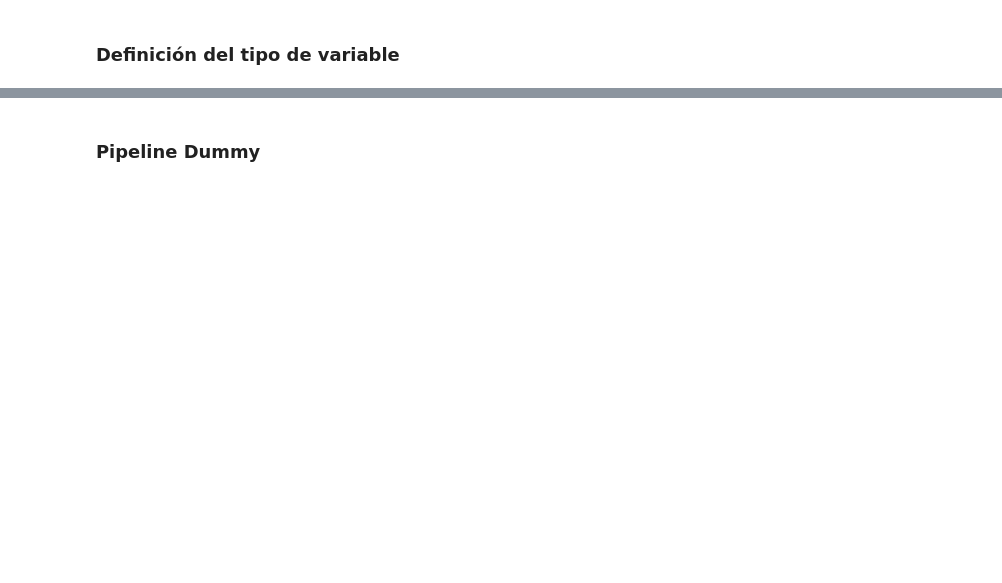
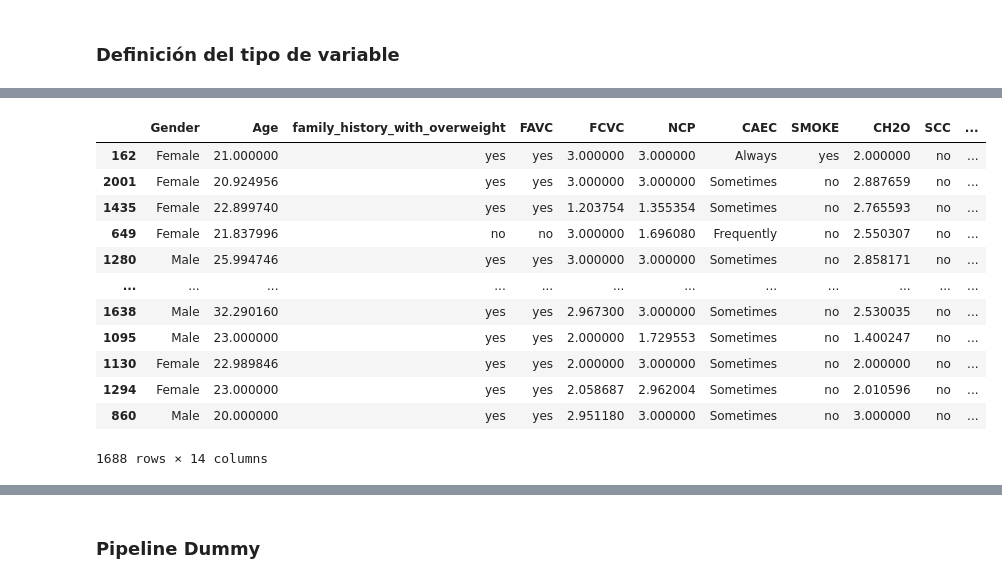
Before and after one commit to JuliethLambrano930/Proyecto_Final, a Jupyter notebook: Código/Proyecto1_Obesidad.ipynb, the cells around one changed output, grey strips where cells are left out. Drawn from its saved outputs; the diff is of its cells as text; code cells hidden in the pictures; blank space fills up the shorter version.

```diff
--- a/Código/Proyecto1_Obesidad.ipynb
+++ b/Código/Proyecto1_Obesidad.ipynb
@@ -11,15 +11,17 @@ Enlace: [UCI Machine Learning Repository](https://archive.ics.uci.edu/ml/index.p
 from ucimlrepo import fetch_ucirepo
 
 # fetch dataset
-estimation_of_obesity_levels_based_on_eating_habits_and_physical_condition = fetch_ucirepo(id=544)
+Obesidad = fetch_ucirepo(id=544)
 
 # data (as pandas dataframes)
-X = estimation_of_obesity_levels_based_on_eating_habits_and_physical_condition.data.features
-y = estimation_of_obesity_levels_based_on_eating_habits_and_physical_condition.data.targets
+X = Obesidad.data.features
+y = Obesidad.data.targets
+
+X= X.drop(['Height','Weight'],axis=1)
 
 # metadata
-print(estimation_of_obesity_levels_based_on_eating_habits_and_physical_condition.metadata)
+#print(Obesidad.metadata)
 
 # variable information
-print(estimation_of_obesity_levels_based_on_eating_habits_and_physical_condition.variables)
+print(Obesidad.variables)
 # %% [output]
@@ -124,9 +108,16 @@ ModuleNotFoundError: No module named 'openpyxl'
 # %% [markdown]
 ### Definición del tipo de variable
 # %%
-Numerica = ["Age", "Height", "Weight", "FCVC","NCP","CH2O","TUE"]
+Numerica = ["Age","FCVC","NCP","CH2O","TUE"]
 Dummy = ["Gender", "family_history_with_overweight", "FAVC", "SMOKE", "SCC"]
-Ordinal = ["CAEC", "FAF", "CALC"]
-Nominal = ["MTRANS"]
-F
+Cat_Ordinal = ["CAEC", "FAF", "CALC"]
+Cat_Nominal = ["MTRANS"]
+
+X_Numerica = X[Numerica]
+X_Dummy = X[Dummy]
+X_Cat_Ordinal = X[Cat_Ordinal]
+X_Cat_Nominal = X[Cat_Nominal]
+
+X = pd.concat([X_Numerica, X_Dummy, X_Cat_Ordinal, X_Cat_Nominal], axis=1)
+X_train, X_test, y_train, y_test = train_test_split(X, y, stratify=y, random_state=42)
 # %% [markdown]
@@ -133,0 +206,20 @@ F
+# %%
+from sklearn.model_selection import train_test_split
+
+X_train, X_val, y_train, y_val = train_test_split(X,y, test_size = 0.2, random_state = 42)
+# %%
+X_train
+# %% [output]
+|  | Gender | Age | family_history_with_overweight | FAVC | FCVC | NCP | CAEC | SMOKE | CH2O | SCC | ... |
+| 162 | Female | 21.000000 | yes | yes | 3.000000 | 3.000000 | Always | yes | 2.000000 | no | ... |
+| 2001 | Female | 20.924956 | yes | yes | 3.000000 | 3.000000 | Sometimes | no | 2.887659 | no | ... |
+| 1435 | Female | 22.899740 | yes | yes | 1.203754 | 1.355354 | Sometimes | no | 2.765593 | no | ... |
+| 649 | Female | 21.837996 | no | no | 3.000000 | 1.696080 | Frequently | no | 2.550307 | no | ... |
+| 1280 | Male | 25.994746 | yes | yes | 3.000000 | 3.000000 | Sometimes | no | 2.858171 | no | ... |
+| ... | ... | ... | ... | ... | ... | ... | ... | ... | ... | ... | ... |
+| 1638 | Male | 32.290160 | yes | yes | 2.967300 | 3.000000 | Sometimes | no | 2.530035 | no | ... |
+| 1095 | Male | 23.000000 | yes | yes | 2.000000 | 1.729553 | Sometimes | no | 1.400247 | no | ... |
+| 1130 | Female | 22.989846 | yes | yes | 2.000000 | 3.000000 | Sometimes | no | 2.000000 | no | ... |
+| 1294 | Female | 23.000000 | yes | yes | 2.058687 | 2.962004 | Sometimes | no | 2.010596 | no | ... |
+| 860 | Male | 20.000000 | yes | yes | 2.951180 | 3.000000 | Sometimes | no | 3.000000 | no | ... |
+1688 rows × 14 columns
```
Also changed, not shown: parts of 15 cells of this notebook.
